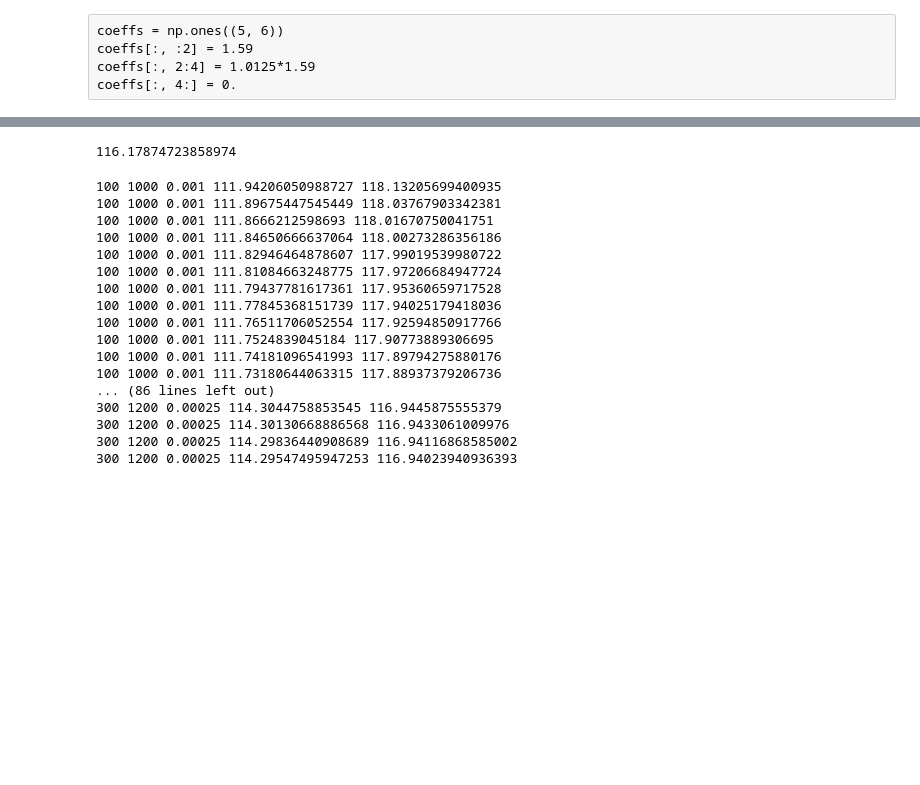
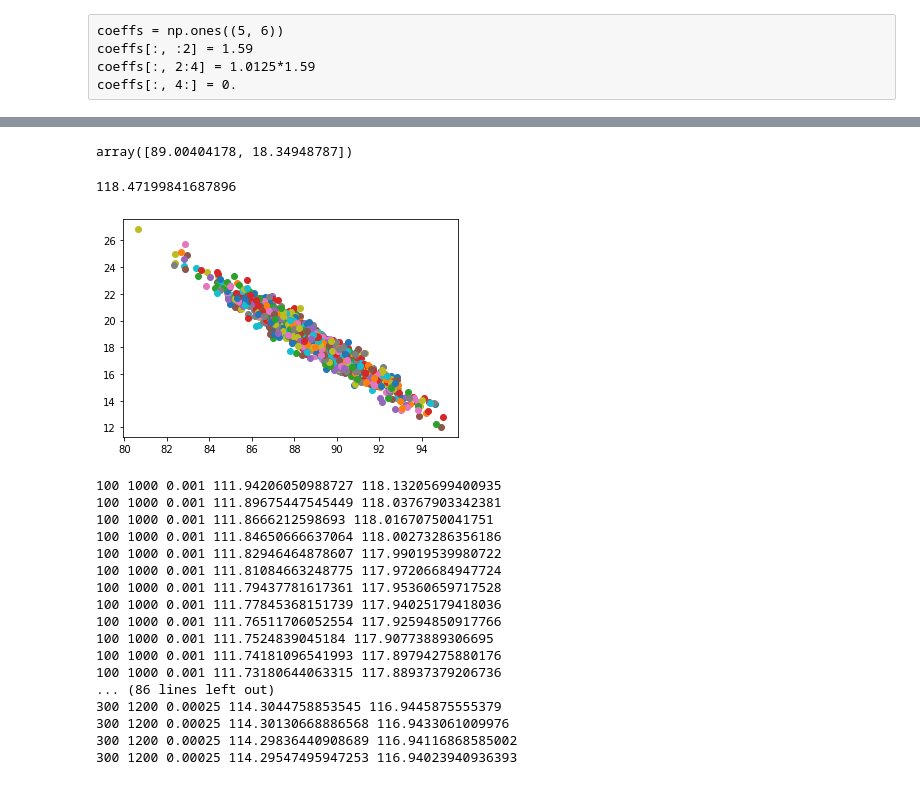
Before and after one commit to pinnertw/map556, a Jupyter notebook: challenge2/peng-wei/optimize_mn_60.ipynb, the cells around one changed output, grey strips where cells are left out. Drawn from its saved outputs; the diff is of its cells as text; code cells hidden in the pictures; blank space fills up the shorter version.

Commit message:
[DEV] 240 coeffs

```diff
--- a/challenge2/peng-wei/optimize_mn_60.ipynb
+++ b/challenge2/peng-wei/optimize_mn_60.ipynb
@@ -29,7 +13,0 @@ array([[1.60421875, 1.62703125, 1.59042188, 1.60698438, 0.1625    ,
-# %%
-coeffs = np.ones((10, 6))
-coeffs[:2] = coeffs_temp[0]
-coeffs[2:4] = coeffs_temp[1]
-coeffs[4:6] = coeffs_temp[2]
-coeffs[6:8] = coeffs_temp[3]
-coeffs[8:10] = coeffs_temp[4]
@@ -42,20 +27,35 @@ pos[:, 1] = seconds * 20 - 2 * seconds**2
 def main(state, coeffs):
     t = int(state[0])
     return coeffs[t, :2]*pos[t]-coeffs[t, 2:4]*state[1:] + coeffs[t, 4:]
+# %%
+mean_states[-1]
+# %% [output]
+array([89.00404178, 18.34948787])
 # %%
+coeffs = np.load("css.npy")
+vents = np.load("vents.npy")
+mean_states = np.load("mean_states.npy")
+sqr2 = 1 / np.sqrt(2)
+rot = np.array([[sqr2, -sqr2],
+                [sqr2, sqr2]])
 nul=np.zeros(2)
 costs = 0.
-for z in tqdm(range(1000)):
-    state = env.reset()
-    #env.vent = vents[z]
-    for _ in range(10):
+m = 1100
+
+for z in tqdm(range(m)):
+    state = env.reset(False)
+    env.vent = vents[z]
+    for y in range(10):
+        if y == 9:
+            plt.scatter(state[1], state[2])
         force = main(state, coeffs)
         state, _, _, _ = env.step(force)
-    env.step(nul)
+    state, _, _, _ = env.step(nul)
     costs += env.cost.sum()
-print(costs/1000)
+print(costs/m)
 # %% [output]
-116.17874723858974
+118.47199841687896
+[figure, added]
 # %%
 nul=np.zeros(2)
 m = 100
```
Also changed, not shown: parts of 3 cells of this notebook, 6 other files.
